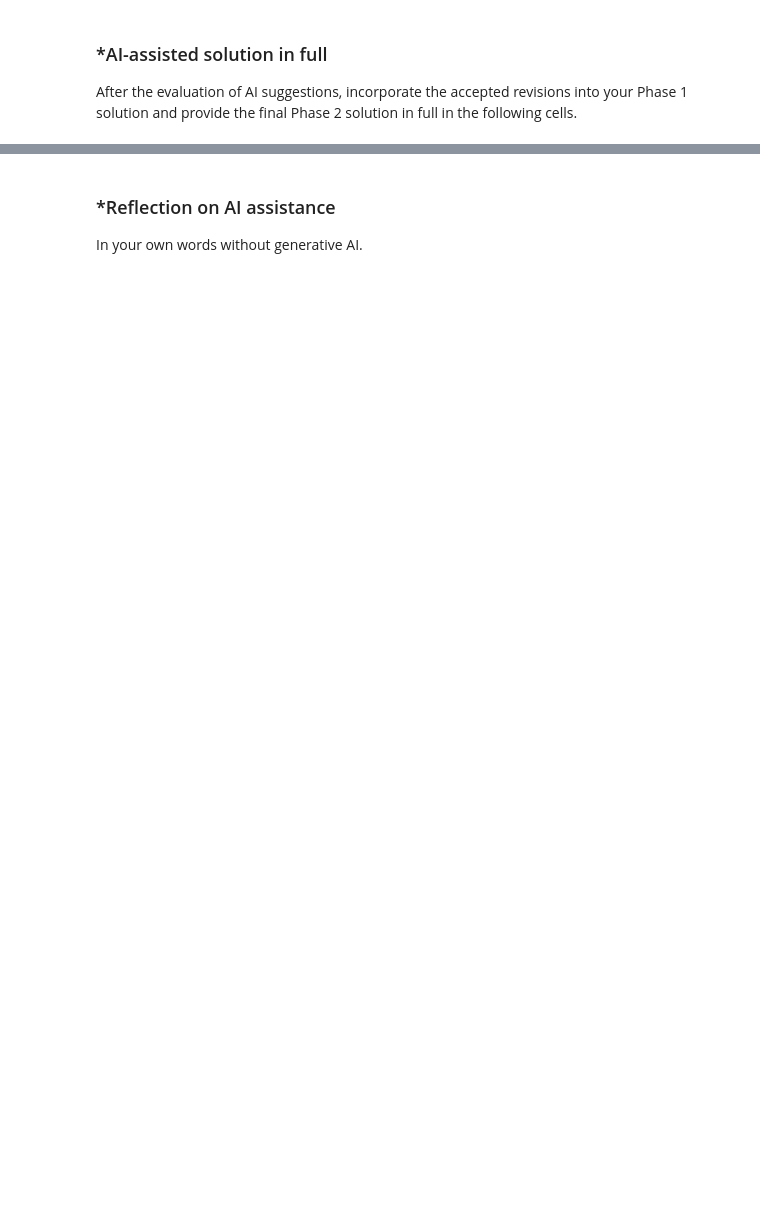
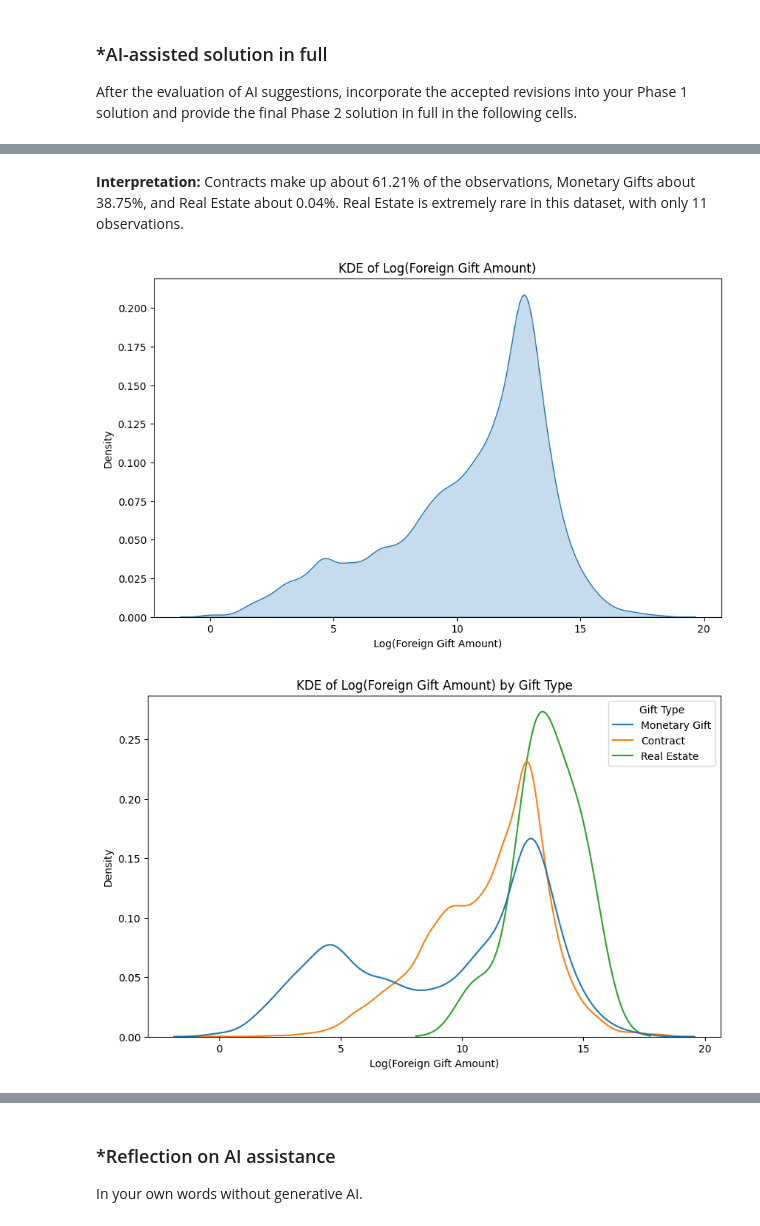
Before and after one commit to sidluthra1/A02-eda-and-visualization, a Jupyter notebook: notebook.ipynb, the cells around one changed output, grey strips where cells are left out. Cells and saved outputs as stored; diff of their text form; code cells hidden in the pictures; blank space fills up the shorter version.

Commit message:
Phase 2 Complete

```diff
--- a/notebook.ipynb
+++ b/notebook.ipynb
@@ -234,0 +336,13 @@ After the evaluation of AI suggestions, incorporate the accepted revisions into
+# %%
+# Problem 2 — Phase 2 Revised Solution
+
+import pandas as pd
+import matplotlib.pyplot as plt
+import seaborn as sns
+import numpy as np
+
+# 1. Load dataset
+file_path = '/content/ForeignGifts_edu.csv'
+df = pd.read_csv(file_path)
+
+display(df.head())
@@ -234,0 +413,37 @@ After the evaluation of AI suggestions, incorporate the accepted revisions into
+# %% [markdown]
+**Interpretation:** Contracts make up about 61.21% of the observations, Monetary Gifts about 38.75%, and Real Estate about 0.04%. Real Estate is extremely rare in this dataset, with only 11 observations.
+# %%
+# 4. KDE of log Foreign Gift Amount
+
+# Log is only defined for positive values
+positive_gifts = df.loc[df['Foreign Gift Amount'] > 0].copy()
+
+positive_gifts['Log_Gift_Amount'] = np.log(
+    positive_gifts['Foreign Gift Amount']
+)
+
+# Overall KDE
+plt.figure(figsize=(10, 6))
+sns.kdeplot(
+    data=positive_gifts,
+    x='Log_Gift_Amount',
+    fill=True
+)
+plt.title('KDE of Log(Foreign Gift Amount)')
+plt.xlabel('Log(Foreign Gift Amount)')
+plt.show()
+
+# KDE conditional on Gift Type
+plt.figure(figsize=(10, 6))
+sns.kdeplot(
+    data=positive_gifts,
+    x='Log_Gift_Amount',
+    hue='Gift Type',
+    common_norm=False
+)
+plt.title('KDE of Log(Foreign Gift Amount) by Gift Type')
+plt.xlabel('Log(Foreign Gift Amount)')
+plt.show()
+# %% [output]
+[figure, added]
+[figure, added]
```
Also changed, not shown: parts of 21 cells of this notebook.
